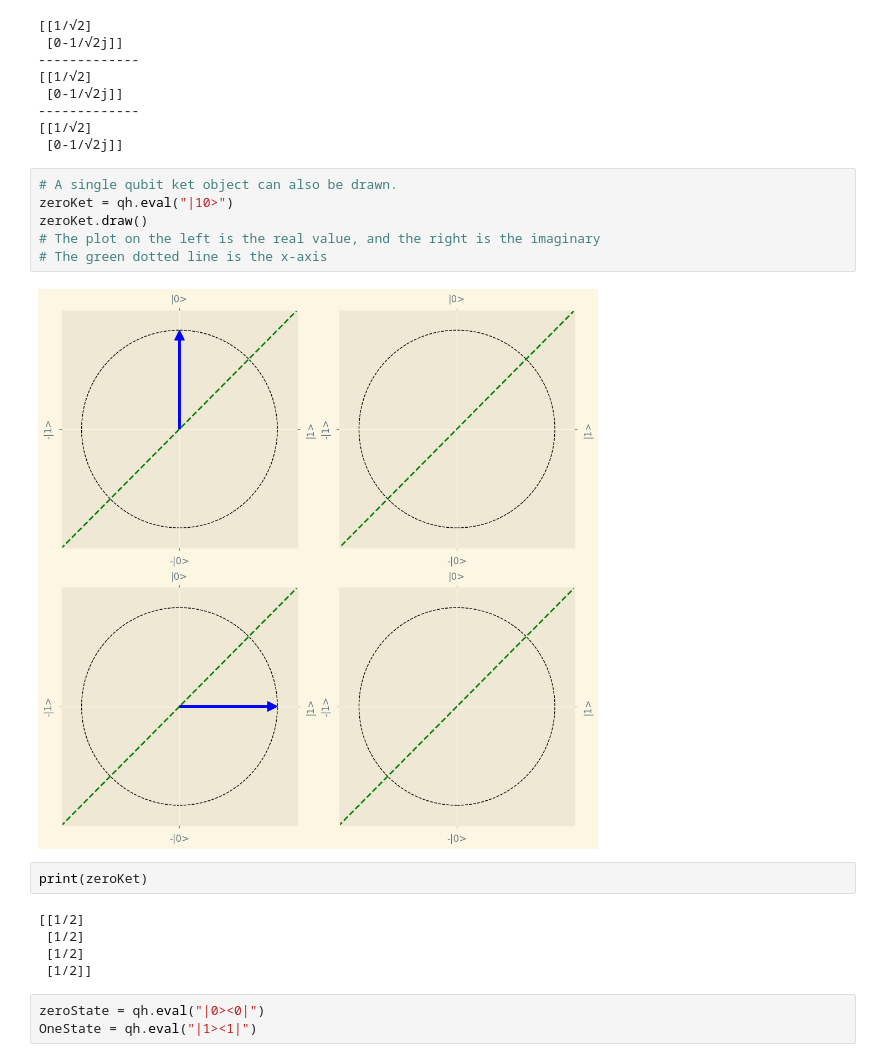
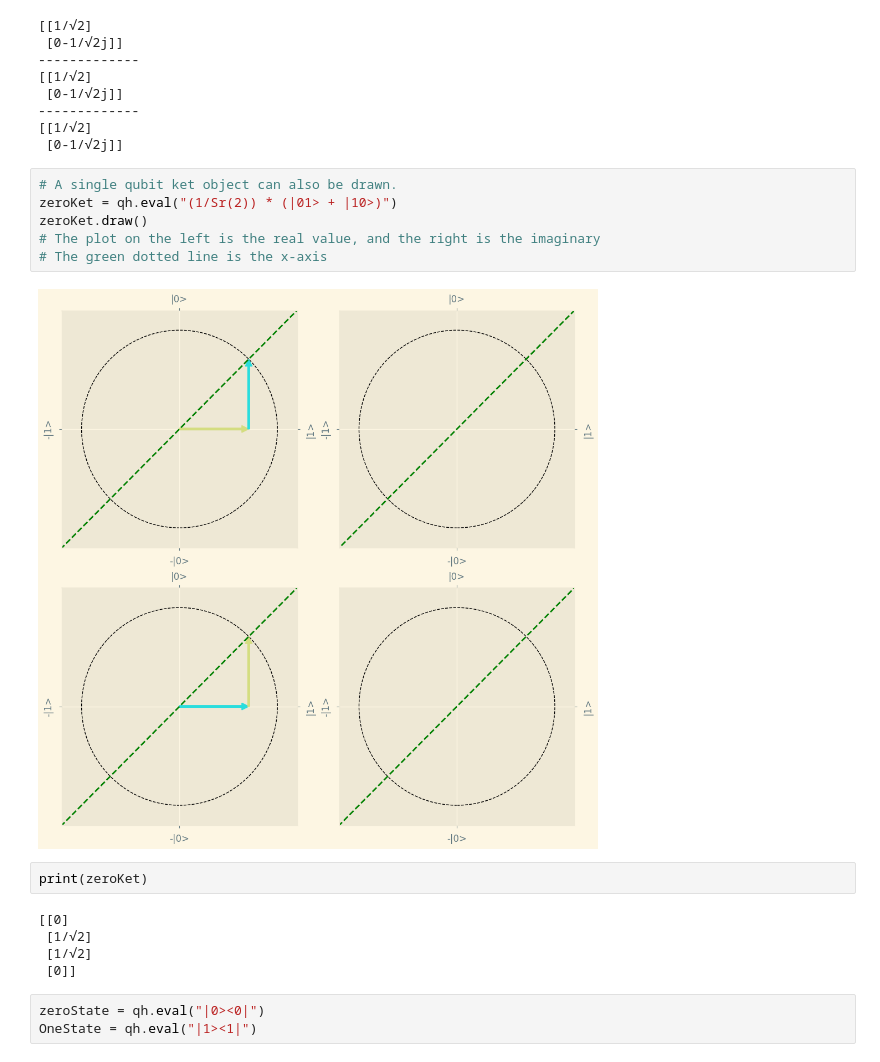
Before and after one commit to TimRoss/QuantumHelpers, a Jupyter notebook: Demo.ipynb, the cells around one changed output. Cells and saved outputs as stored; diff of their text form.

```diff
--- a/Demo.ipynb
+++ b/Demo.ipynb
@@ -159,19 +159,19 @@ print(exponentiated_h * qh.eval("|0>"))
  [0-1/√2j]]
 # %%
 # A single qubit ket object can also be drawn.
-zeroKet = qh.eval("|10>")
+zeroKet = qh.eval("(1/Sr(2)) * (|01> + |10>)")
 zeroKet.draw()
 # The plot on the left is the real value, and the right is the imaginary
 # The green dotted line is the x-axis
 # %% [output]
-[figure, old version]
+[figure, new version]
 # %%
 print(zeroKet)
 # %% [output]
-[[1/2]
- [1/2]
- [1/2]
- [1/2]]
+[[0]
+ [1/√2]
+ [1/√2]
+ [0]]
 # %%
 zeroState = qh.eval("|0><0|")
 OneState = qh.eval("|1><1|")
```
Also changed, not shown: 1 other file.
